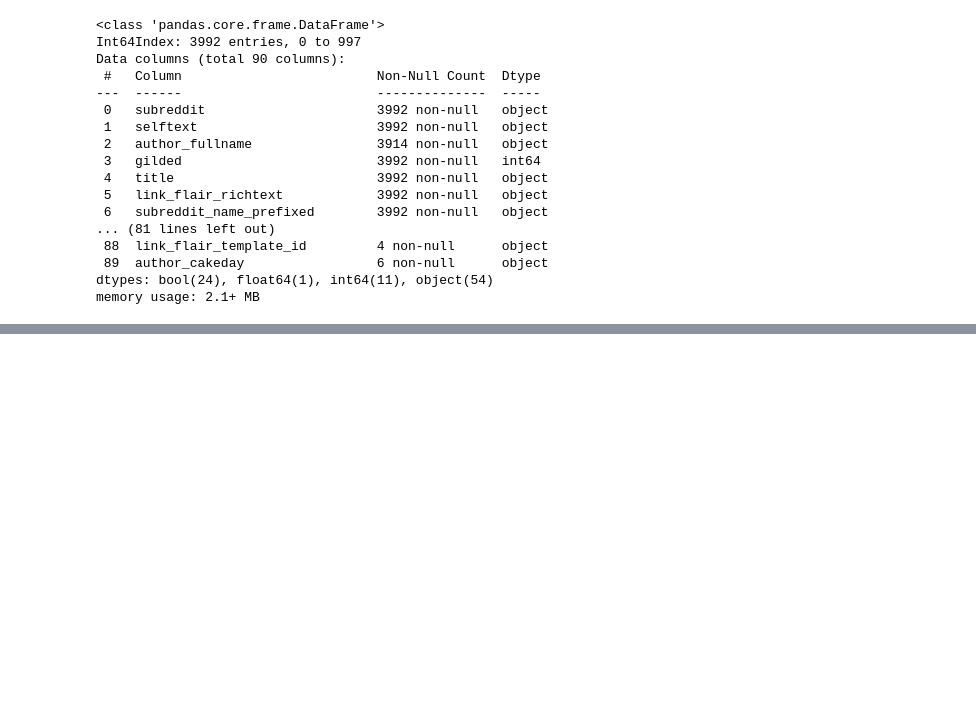
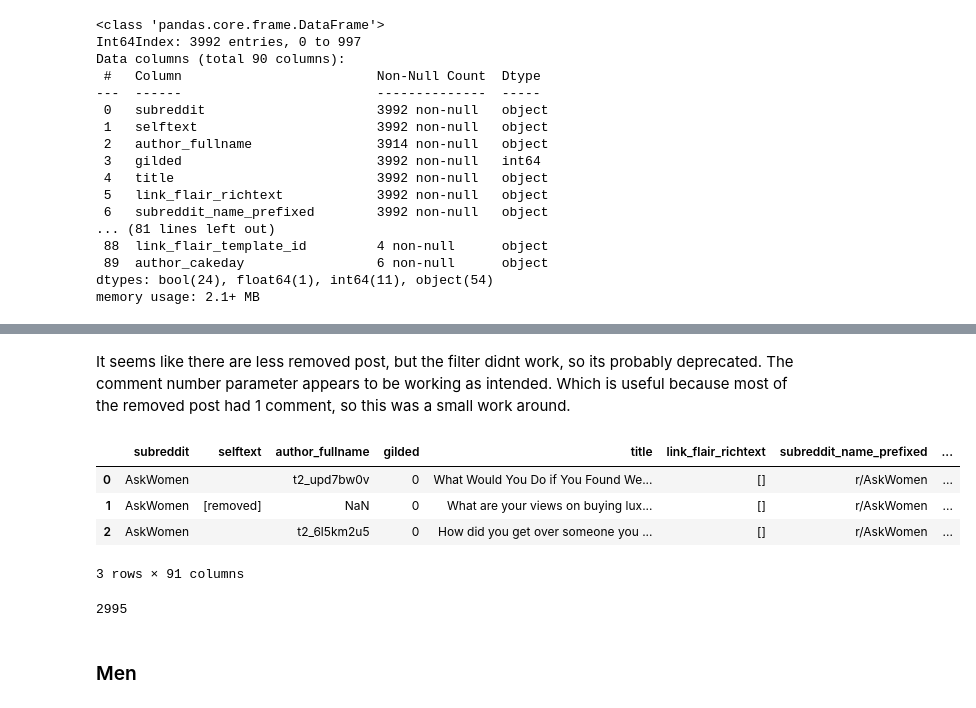
Before and after one commit to DerikVo/Reddit_NLP_project, a Jupyter notebook: Code/01_data_collecting.ipynb, the cells around one changed output, grey strips where cells are left out. Saved outputs shown, nothing was run; the diff lists cells and outputs as text; code cells hidden in the pictures; blank space fills up the shorter version.

Commit message:
created functions to pull data. Added more documentation

```diff
--- a/Code/01_data_collecting.ipynb
+++ b/Code/01_data_collecting.ipynb
@@ -233,0 +256,20 @@ sub_reddit_data.to_csv('../Data/sub_reddit_data.csv', index=False)
+# %%
+#function to get data
+def get_data_before(subreddit, size, utc):
+'''
+This function will pull a specified ammount of title pos within a given subreddit.
+The utc parameter will pull titles before the specified time given.
+The minimum number of post is 5 because that's a good indicator of a post not being removed.
+The mod removed parameter has been depercated, but remains in the code for reference.
+'''
+    params ={
+        'subreddit' : subreddit,
+        'size': size,
+        'until': utc,
+        #'mod_removed' : False,
+        'min_comments' : 5
+    }
+    data_req = requests.get(url, params)
+    data_df = pd.DataFrame(data_req.json()['data'])
+    print(f' {subreddit} response code: {data_req}')
+    return data_df
@@ -233,0 +307,2 @@ sub_reddit_data.to_csv('../Data/sub_reddit_data.csv', index=False)
+# %%
+new_askwomen= get_data_before('askwomen', 1000, 1681854059)
@@ -233,0 +330,10 @@ sub_reddit_data.to_csv('../Data/sub_reddit_data.csv', index=False)
+# %% [markdown]
+It seems like there are less removed post, but the filter didnt work, so its probably deprecated. The comment number parameter appears to be working as intended. Which is useful because most of the removed post had 1 comment, so this was a small work around.
+# %%
+new_askwomen.head(3)
+# %% [output]
+|  | subreddit | selftext | author_fullname | gilded | title | link_flair_richtext | subreddit_name_prefixed | ... |
+| 0 | AskWomen |  | t2_upd7bw0v | 0 | What Would You Do if You Found We... | [] | r/AskWomen | ... |
+| 1 | AskWomen | [removed] | NaN | 0 | What are your views on buying lux... | [] | r/AskWomen | ... |
+| 2 | AskWomen |  | t2_6l5km2u5 | 0 | How did you get over someone you ... | [] | r/AskWomen | ... |
+3 rows × 91 columns
@@ -233,0 +343,6 @@ sub_reddit_data.to_csv('../Data/sub_reddit_data.csv', index=False)
+# %%
+len(combined_women)
+# %% [output]
+2995
+# %% [markdown]
+### Men
```
Also changed, not shown: parts of 32 cells of this notebook, 8 other files.
